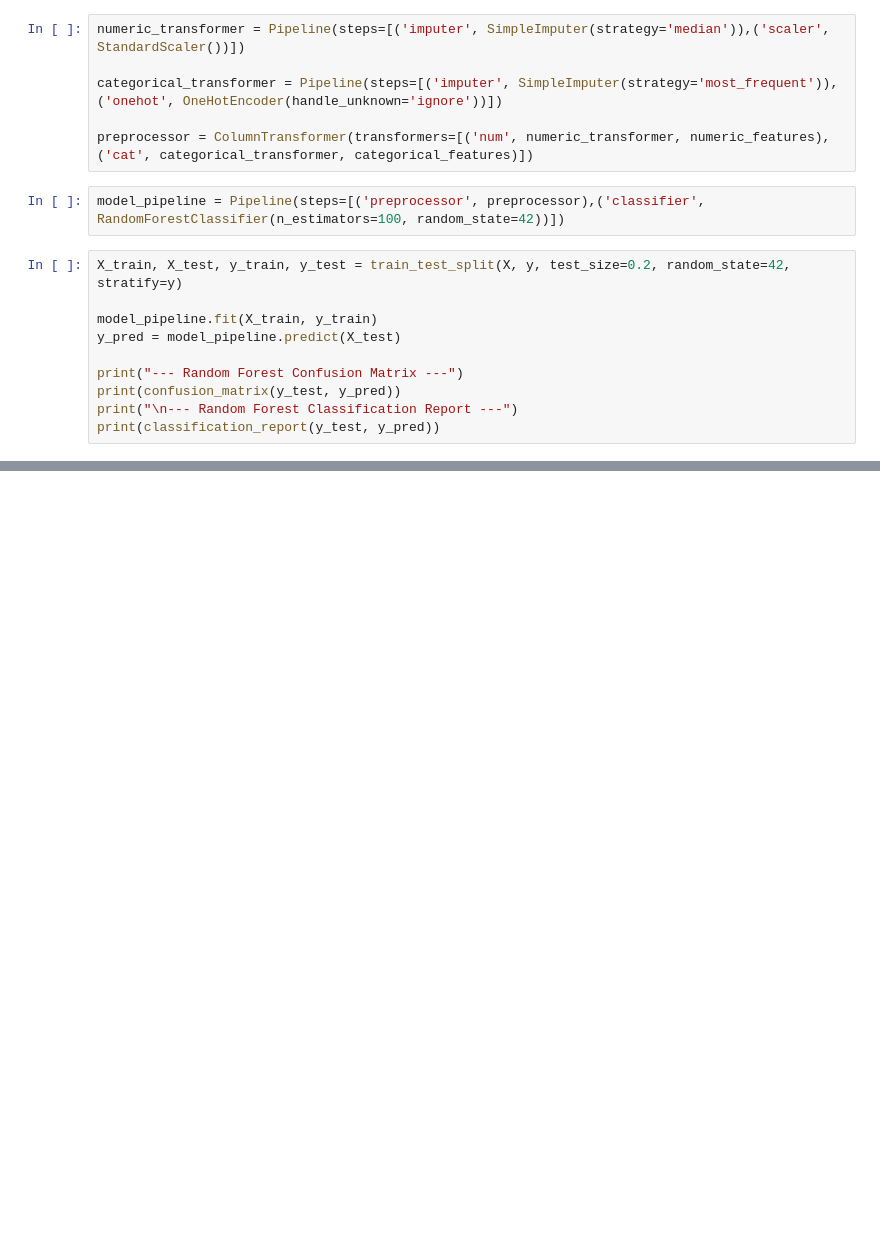
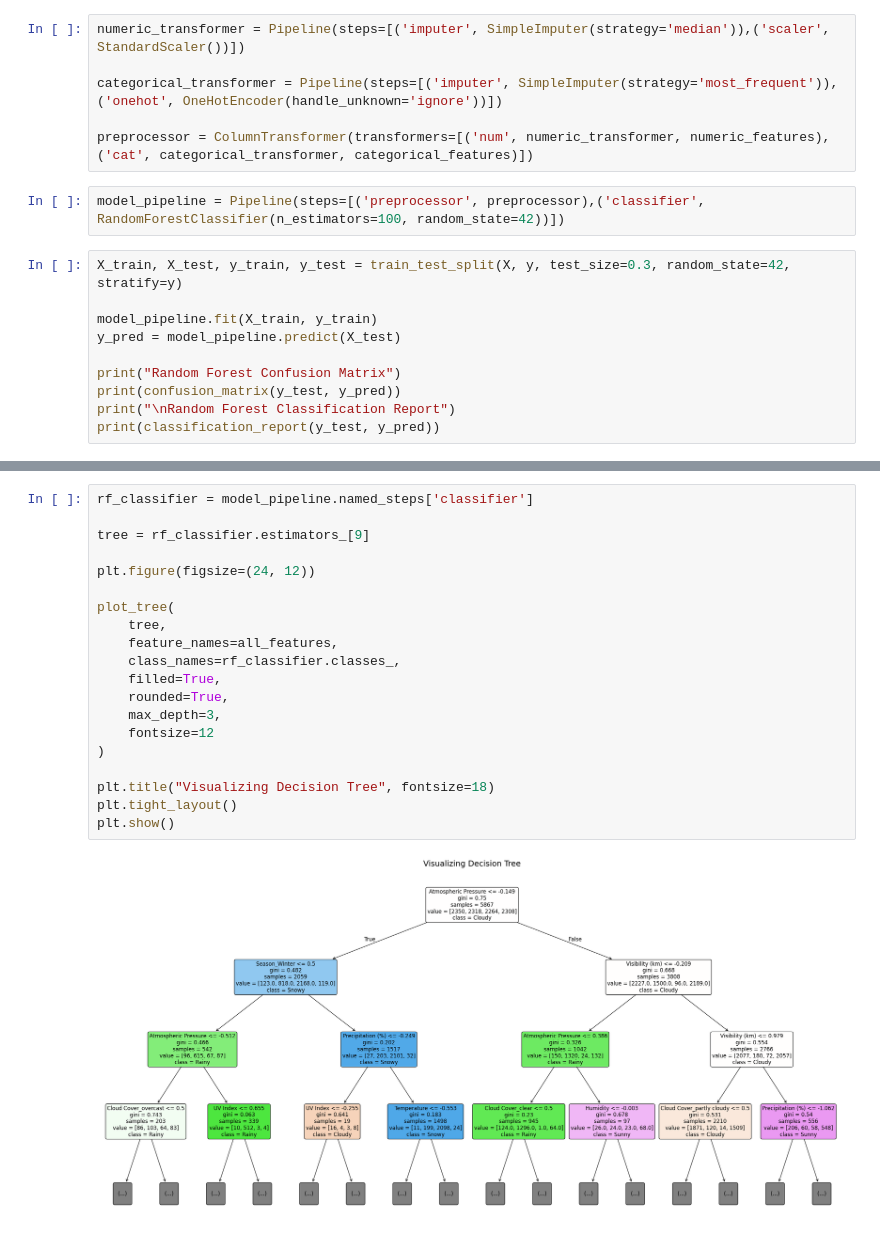
Before and after one commit to saran-vk/AI-Tasks, a Jupyter notebook: Task_8.ipynb, the cells around one changed output, grey strips where cells are left out. Drawn from its saved outputs; the diff is of its cells as text; blank space fills up the shorter version.

```diff
--- a/Task_8.ipynb
+++ b/Task_8.ipynb
@@ -70,13 +72,13 @@ preprocessor = ColumnTransformer(transformers=[('num', numeric_transformer, nume
 # %%
 model_pipeline = Pipeline(steps=[('preprocessor', preprocessor),('classifier', RandomForestClassifier(n_estimators=100, random_state=42))])
 # %%
-X_train, X_test, y_train, y_test = train_test_split(X, y, test_size=0.2, random_state=42, stratify=y)
+X_train, X_test, y_train, y_test = train_test_split(X, y, test_size=0.3, random_state=42, stratify=y)
 
 model_pipeline.fit(X_train, y_train)
 y_pred = model_pipeline.predict(X_test)
 
-print("--- Random Forest Confusion Matrix ---")
+print("Random Forest Confusion Matrix")
 print(confusion_matrix(y_test, y_pred))
-print("\n--- Random Forest Classification Report ---")
+print("\nRandom Forest Classification Report")
 print(classification_report(y_test, y_pred))
 # %% [output]
@@ -125,0 +128,22 @@ Cloud Cover_overcast    0.020295
+# %%
+rf_classifier = model_pipeline.named_steps['classifier']
+
+tree = rf_classifier.estimators_[9]
+
+plt.figure(figsize=(24, 12))
+
+plot_tree(
+    tree,
+    feature_names=all_features,
+    class_names=rf_classifier.classes_,
+    filled=True,
+    rounded=True,
+    max_depth=3,
+    fontsize=12
+)
+
+plt.title("Visualizing Decision Tree", fontsize=18)
+plt.tight_layout()
+plt.show()
+# %% [output]
+[figure, added]
```
Also changed, not shown: parts of 3 cells of this notebook.
